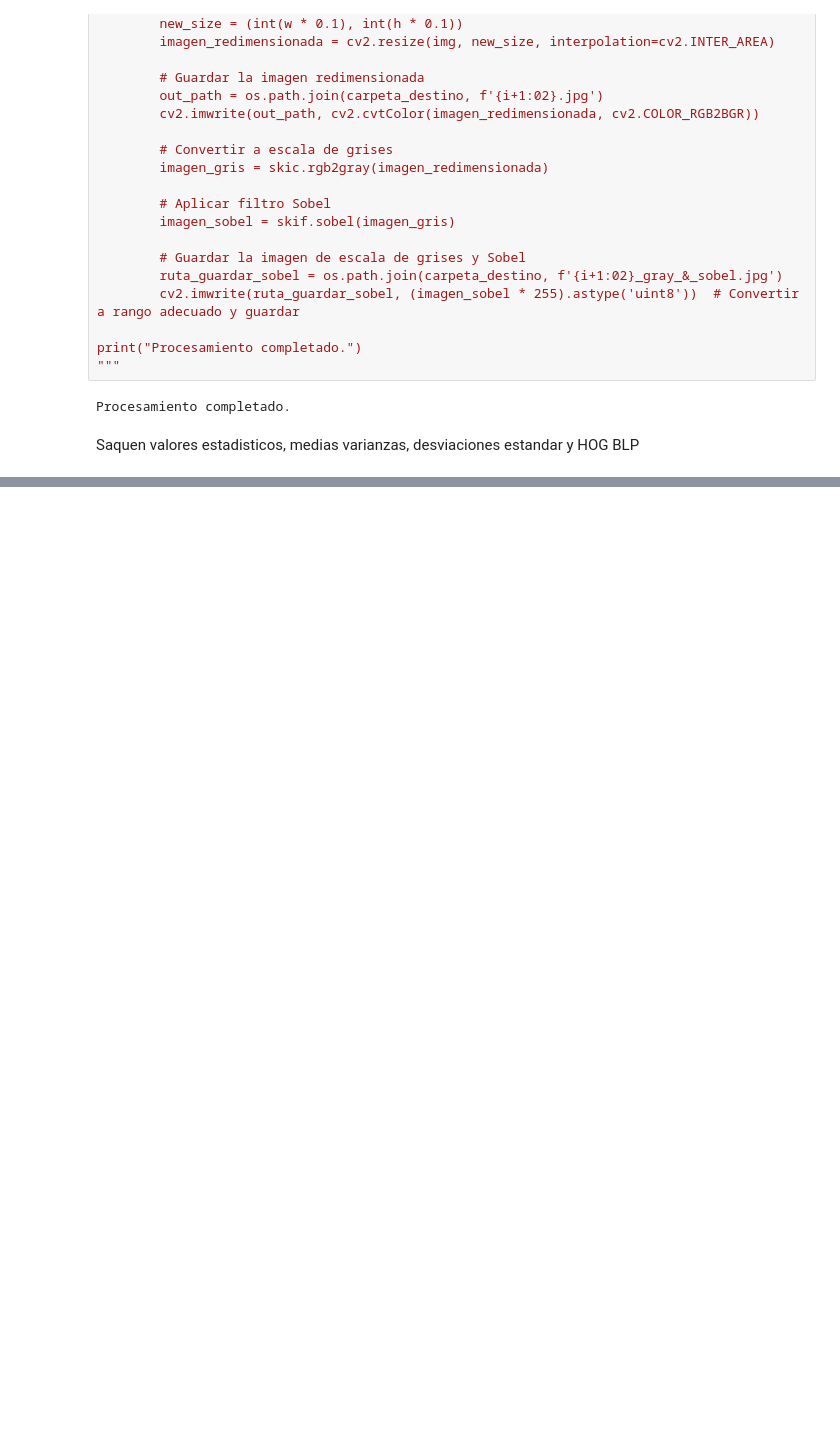
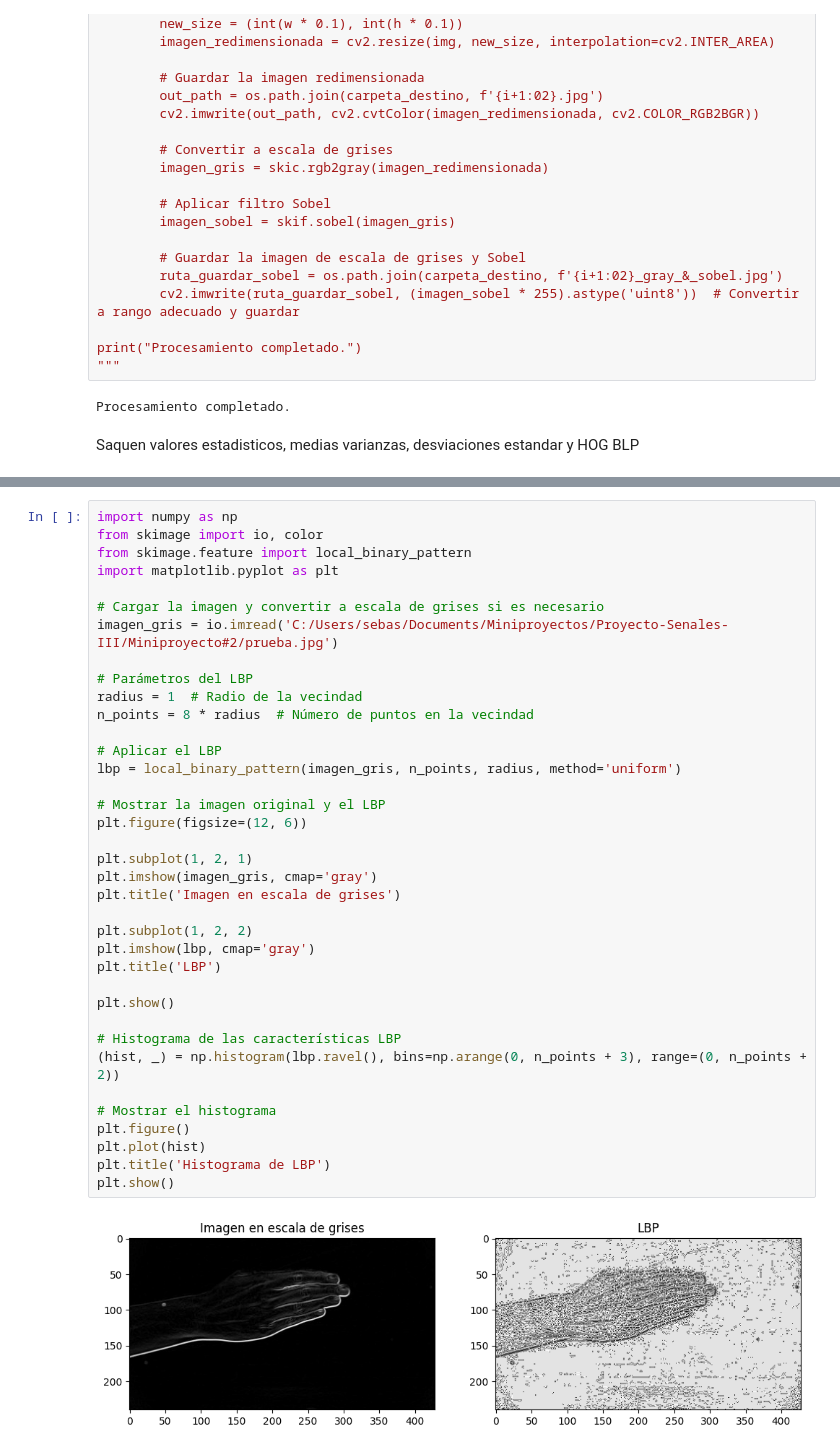
Before and after one commit to Camilocastellanos1002/Proyecto-Senales-III, a Jupyter notebook: Miniproyecto#2/Miniproyecto_2.ipynb, the cells around one changed output, grey strips where cells are left out. Saved outputs shown, nothing was run; the diff lists cells and outputs as text; blank space fills up the shorter version.

```diff
--- a/Miniproyecto#2/Miniproyecto_2.ipynb
+++ b/Miniproyecto#2/Miniproyecto_2.ipynb
@@ -168,0 +195,39 @@ Saquen valores estadisticos, medias varianzas, desviaciones estandar y HOG BLP
+# %%
+import numpy as np
+from skimage import io, color
+from skimage.feature import local_binary_pattern
+import matplotlib.pyplot as plt
+
+# Cargar la imagen y convertir a escala de grises si es necesario
+imagen_gris = io.imread('C:/Users/sebas/Documents/Miniproyectos/Proyecto-Senales-III/Miniproyecto#2/prueba.jpg')
+
+# Parámetros del LBP
+radius = 1  # Radio de la vecindad
+n_points = 8 * radius  # Número de puntos en la vecindad
+
+# Aplicar el LBP
+lbp = local_binary_pattern(imagen_gris, n_points, radius, method='uniform')
+
+# Mostrar la imagen original y el LBP
+plt.figure(figsize=(12, 6))
+
+plt.subplot(1, 2, 1)
+plt.imshow(imagen_gris, cmap='gray')
+plt.title('Imagen en escala de grises')
+
+plt.subplot(1, 2, 2)
+plt.imshow(lbp, cmap='gray')
+plt.title('LBP')
+
+plt.show()
+
+# Histograma de las características LBP
+(hist, _) = np.histogram(lbp.ravel(), bins=np.arange(0, n_points + 3), range=(0, n_points + 2))
+
+# Mostrar el histograma
+plt.figure()
+plt.plot(hist)
+plt.title('Histograma de LBP')
+plt.show()
+# %% [output]
+[figure, added]
```
Also changed, not shown: parts of 4 cells of this notebook, 1 other file.
